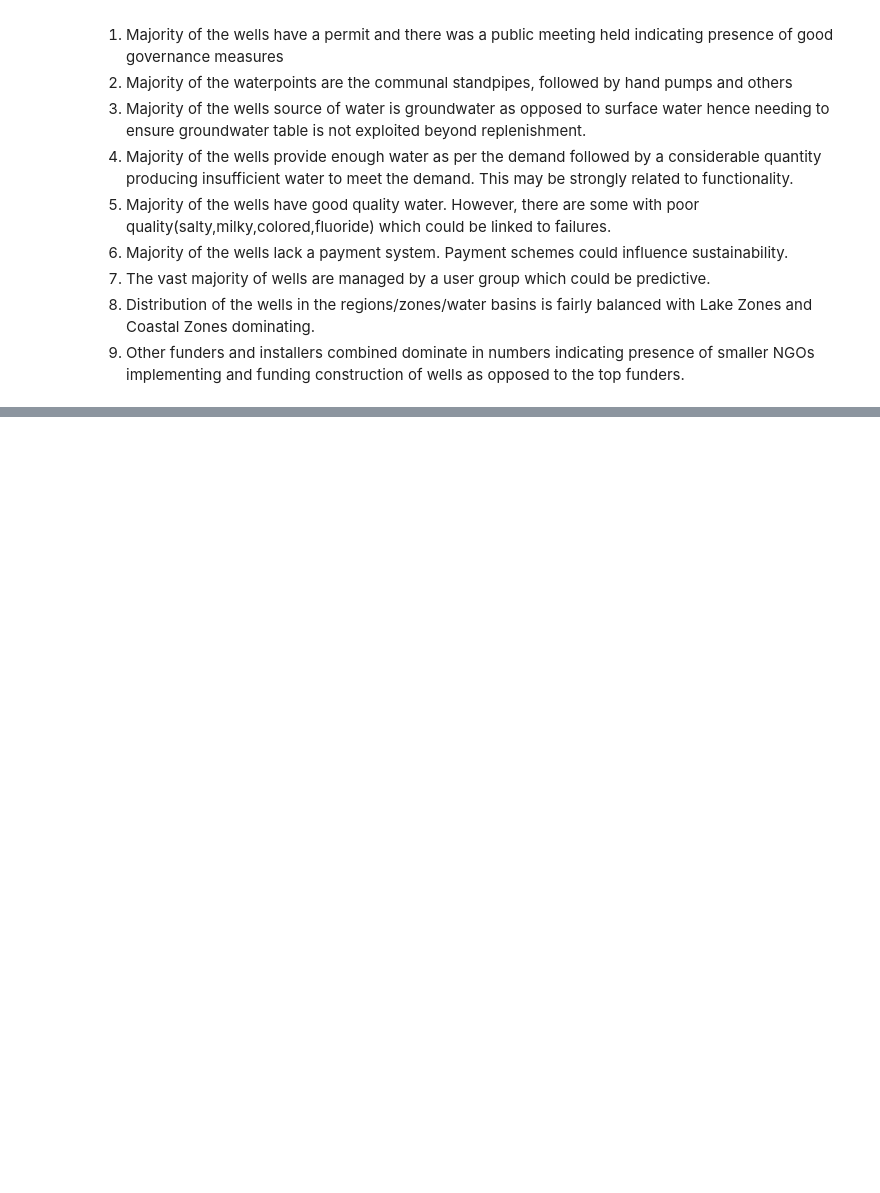
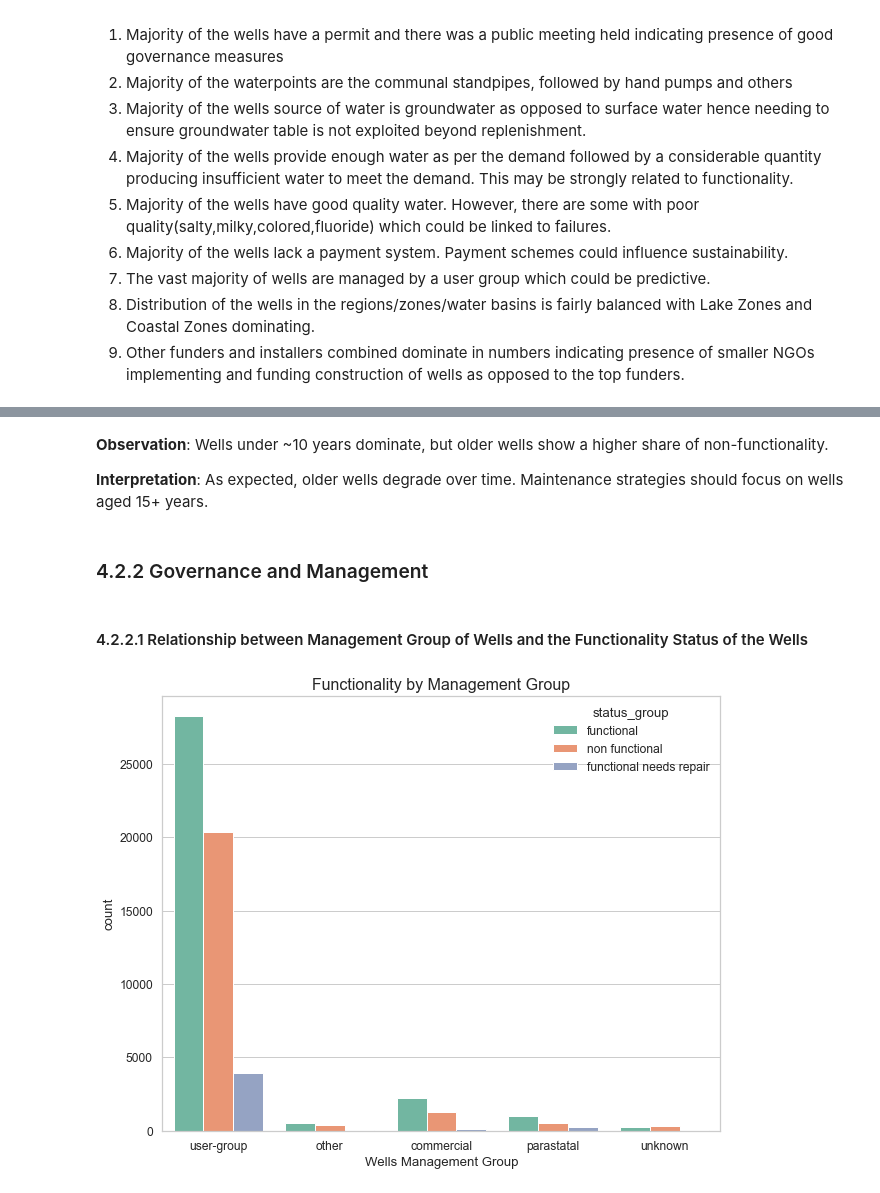
Before and after one commit to HuldahCR/Tanzanian_Water_Well_Risk_Model, a Jupyter notebook: notebooks/Tanzanian_Water_Well_Modeling.ipynb, the cells around one changed output, grey strips where cells are left out. Drawn from its saved outputs; the diff is of its cells as text; code cells hidden in the pictures; blank space fills up the shorter version.

```diff
--- a/notebooks/Tanzanian_Water_Well_Modeling.ipynb
+++ b/notebooks/Tanzanian_Water_Well_Modeling.ipynb
@@ -1718,0 +1765,16 @@ for col in categorical_cols:
+# %% [markdown]
+**Observation**: Wells under ~10 years dominate, but older wells show a higher share of non-functionality.
+
+**Interpretation**: As expected, older wells degrade over time. Maintenance strategies should focus on wells aged 15+ years.
+# %% [markdown]
+### 4.2.2 Governance and Management
+# %% [markdown]
+#### 4.2.2.1 Relationship between Management Group of Wells and the Functionality Status of the Wells
+# %%
+plt.figure(figsize=(10,8))
+sns.countplot(data=train_df1, x="management_group", hue="status_group")
+plt.title("Functionality by Management Group", fontsize=16)
+plt.xlabel("Wells Management Group")
+plt.show()
+# %% [output]
+[figure, added]
```
Also changed, not shown: parts of 44 cells of this notebook.
